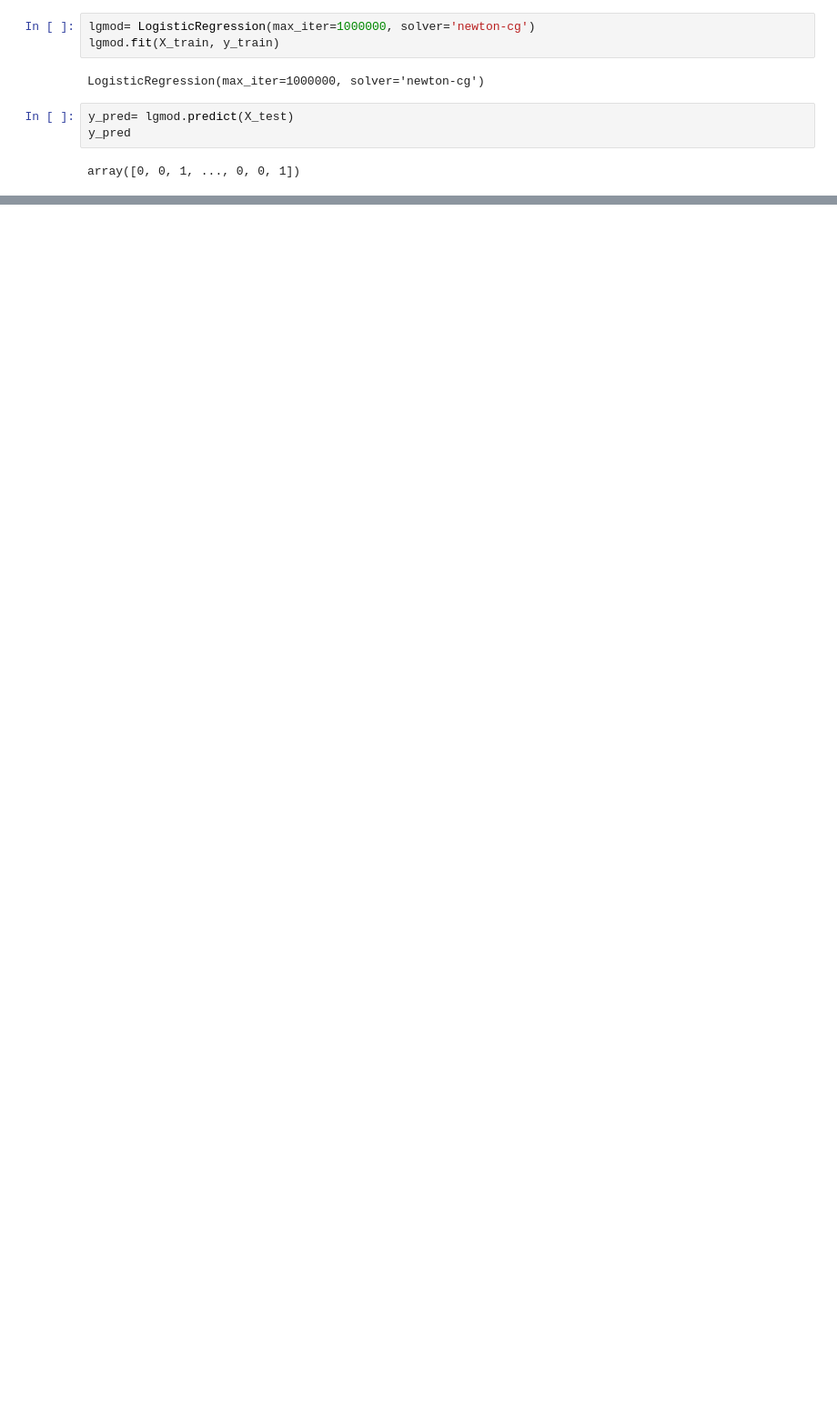
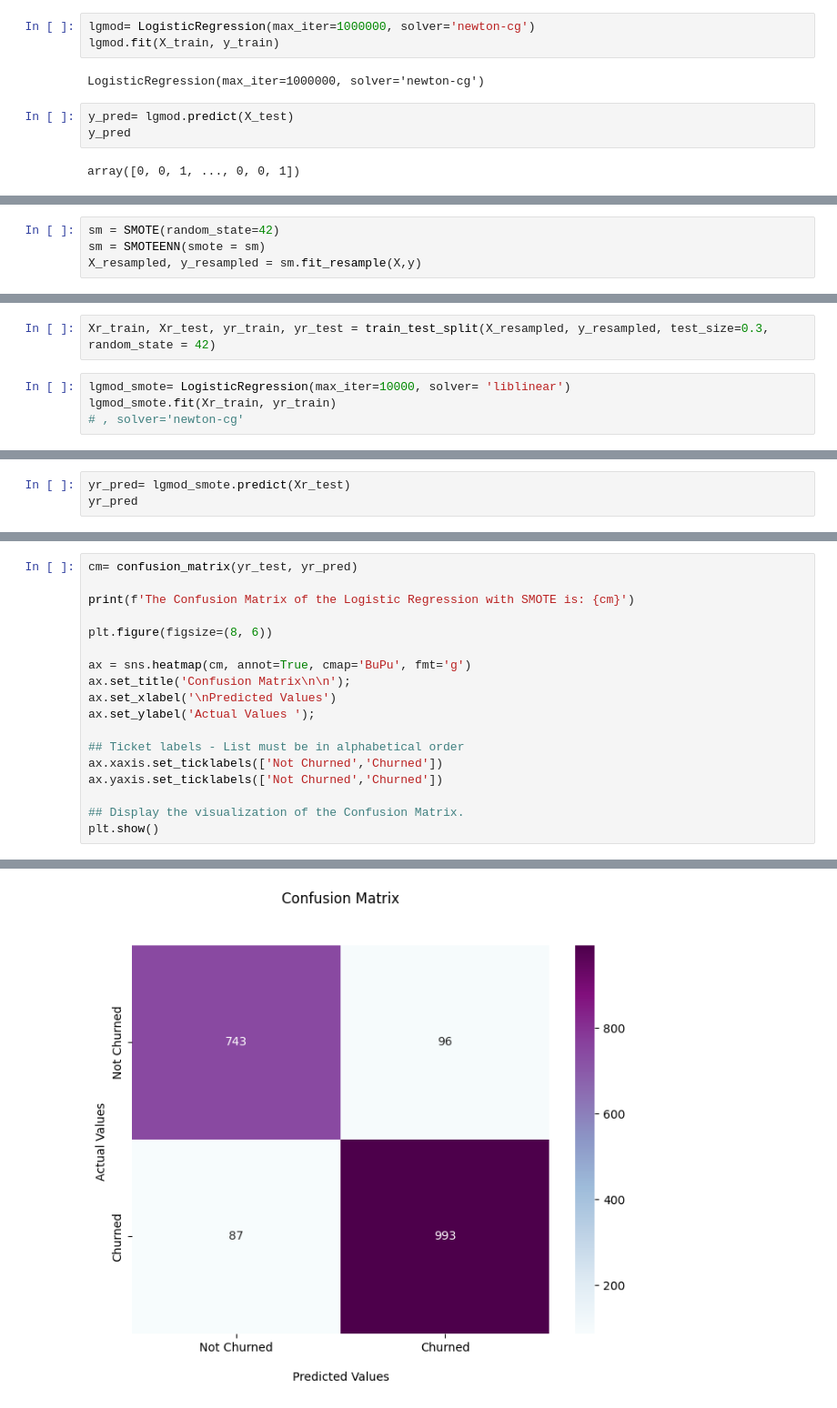
Before and after one commit to hariskhan-hk/Churn_pred, a Jupyter notebook: Logistic_Regression.ipynb, the cells around one changed output, grey strips where cells are left out. Shown: that part at 91% size. Saved outputs shown, nothing was run; the diff lists cells and outputs as text; blank space fills up the shorter version.

```diff
--- a/Logistic_Regression.ipynb
+++ b/Logistic_Regression.ipynb
@@ -126,0 +140,4 @@ The accuracy of the Logistic Regression model is: 0.7962085308056872
+# %%
+sm = SMOTE(random_state=42)
+sm = SMOTEENN(smote = sm)
+X_resampled, y_resampled = sm.fit_resample(X,y)
@@ -126,0 +146,6 @@ The accuracy of the Logistic Regression model is: 0.7962085308056872
+# %%
+Xr_train, Xr_test, yr_train, yr_test = train_test_split(X_resampled, y_resampled, test_size=0.3, random_state = 42)
+# %%
+lgmod_smote= LogisticRegression(max_iter=10000, solver= 'liblinear')
+lgmod_smote.fit(Xr_train, yr_train)
+# , solver='newton-cg'
@@ -126,0 +154,3 @@ The accuracy of the Logistic Regression model is: 0.7962085308056872
+# %%
+yr_pred= lgmod_smote.predict(Xr_test)
+yr_pred
@@ -126,0 +177,19 @@ The accuracy of the Logistic Regression model is: 0.7962085308056872
+# %%
+cm= confusion_matrix(yr_test, yr_pred)
+
+print(f'The Confusion Matrix of the Logistic Regression with SMOTE is: {cm}')
+
+plt.figure(figsize=(8, 6))
+
+ax = sns.heatmap(cm, annot=True, cmap='BuPu', fmt='g')
+ax.set_title('Confusion Matrix\n\n');
+ax.set_xlabel('\nPredicted Values')
+ax.set_ylabel('Actual Values ');
+
+## Ticket labels - List must be in alphabetical order
+ax.xaxis.set_ticklabels(['Not Churned','Churned'])
+ax.yaxis.set_ticklabels(['Not Churned','Churned'])
+
+## Display the visualization of the Confusion Matrix.
+plt.show()
+# %% [output]
@@ -126,0 +198 @@ The accuracy of the Logistic Regression model is: 0.7962085308056872
+[figure, added]
```
Also changed, not shown: parts of 54 cells of this notebook.
